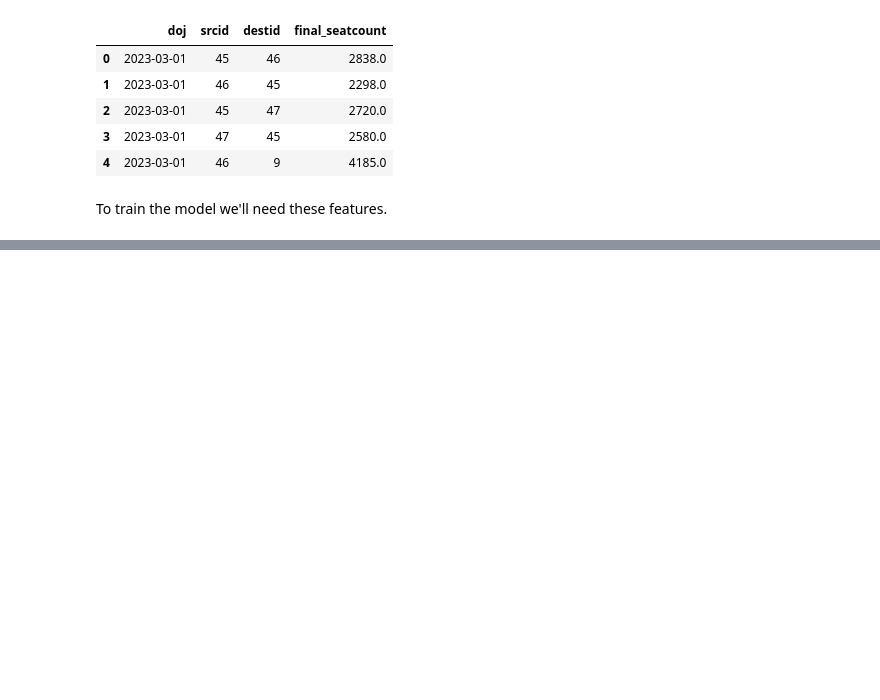
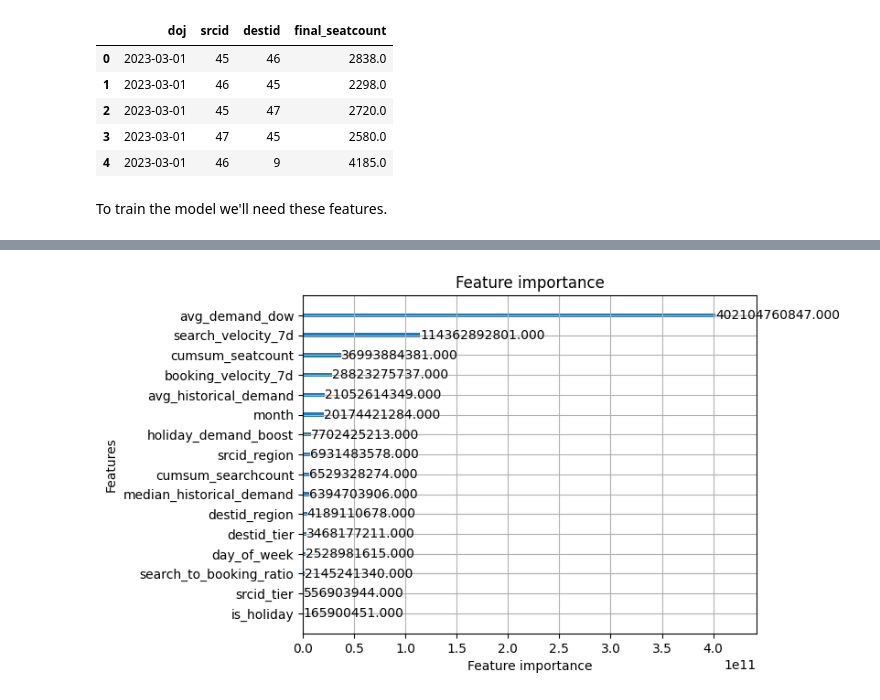
Before and after one commit to hm-sharma/RedBus-Hackathon_project, a Jupyter notebook: Redbus_Hackathon(h_m).ipynb, the cells around one changed output, grey strips where cells are left out. Drawn from its saved outputs; the diff is of its cells as text; code cells hidden in the pictures; blank space fills up the shorter version.

Commit message:
model created with rmse value of 599

```diff
--- a/Redbus_Hackathon(h_m).ipynb
+++ b/Redbus_Hackathon(h_m).ipynb
@@ -140,10 +154,10 @@ from functools import reduce
 
 def merge_feature_dataframes(route_city_features, features, train):
     train_subset = train[[
-        'srcid', 'destid', 'doj',
-        'avg_historical_demand', 'median_historical_demand', 'avg_demand_dow',
-        'route_popularity', 'holiday_demand_boost', 'final_seatcount'
-    ]]
+    'srcid', 'destid', 'doj', 'day_of_week', 'month', 'is_holiday', 'is_weekend',
+    'avg_historical_demand', 'median_historical_demand', 'avg_demand_dow',
+    'route_popularity', 'holiday_demand_boost', 'days_since_last_journey', 'final_seatcount'
+]]
 
     df_list = [route_city_features, features, train_subset]
 
@@ -205,0 +279,3 @@ print(final_train_df.isna().sum().sum())
+# %%
+final_train_df = final_train_df.dropna(subset=['final_seatcount'])
+print(f"After dropping missing targets, dataset shape: {final_train_df.shape}")
@@ -205,0 +286,9 @@ print(final_train_df.isna().sum().sum())
+# %%
+hist_features = [
+    'avg_historical_demand', 'median_historical_demand', 'avg_demand_dow',
+    'route_popularity', 'holiday_demand_boost'
+]
+
+for col in hist_features:
+    median_val = final_train_df[col].median()
+    final_train_df[col].fillna(median_val, inplace=True)
@@ -205,0 +393,21 @@ print(final_train_df.isna().sum().sum())
+# %%
+model = lgb.LGBMRegressor(
+    objective='regression',
+    learning_rate=0.05,
+    num_leaves=31,
+    n_estimators=1000,
+    random_state=42
+)
+
+# Use callbacks for early stopping
+model.fit(
+    X_train, y_train,
+    eval_set=[(X_val, y_val)],
+    eval_metric='rmse',
+    callbacks=[lgb.early_stopping(stopping_rounds=50), lgb.log_evaluation(period=50)],
+    categorical_feature=categorical_features
+)
+
+y_pred = model.predict(X_val)
+rmse = np.sqrt(mean_squared_error(y_val, y_pred))
+print(f"Validation RMSE: {rmse:.4f}")
@@ -205,0 +433,5 @@ print(final_train_df.isna().sum().sum())
+# %%
+lgb.plot_importance(model, max_num_features=20, importance_type='gain')
+plt.show()
+# %% [output]
+[figure, added]
```
Also changed, not shown: parts of 26 cells of this notebook.
